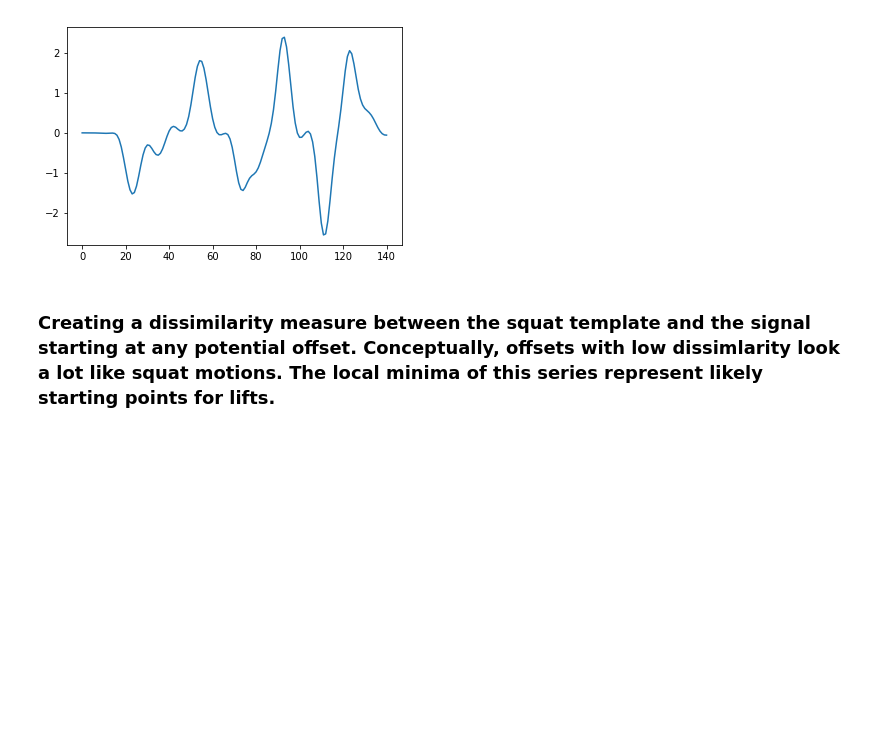
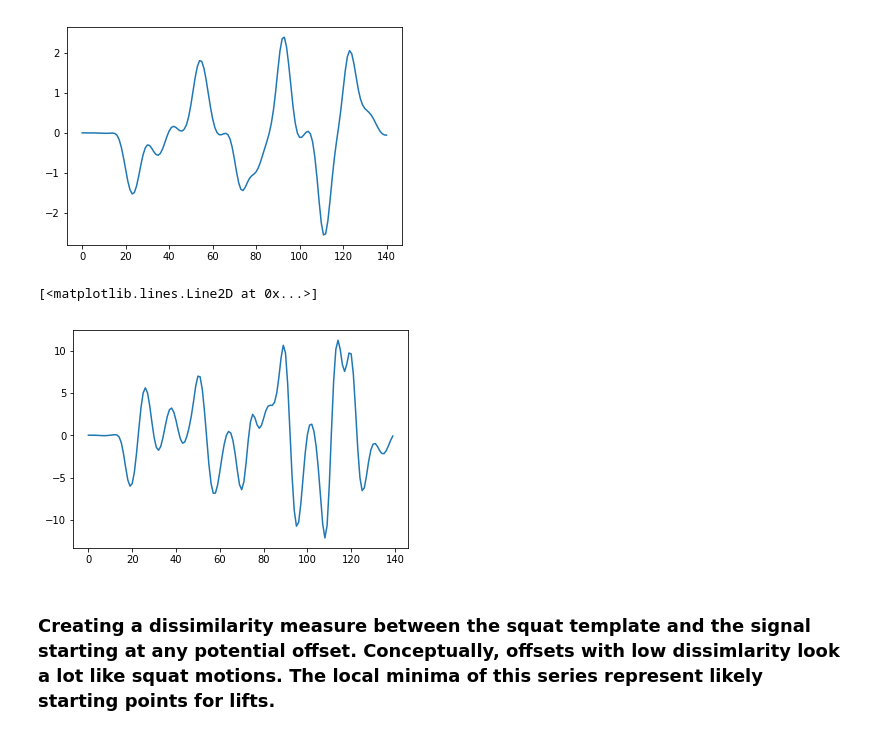
Before and after one commit to theCstokes/BarNone, a Jupyter notebook: analysis/Rough Analysis Work.ipynb, the cells around one changed output. Cells and saved outputs as stored; diff of their text form; code cells hidden in the pictures; blank space fills up the shorter version.

```diff
--- a/analysis/Rough Analysis Work.ipynb
+++ b/analysis/Rough Analysis Work.ipynb
@@ -125,6 +125,11 @@ plt.plot(discrete_derivative(ls_height_filtered))
 # %% [output]
 [<matplotlib.lines.Line2D at 0x...>]
 [figure]
+# %%
+plt.plot(discrete_derivative(discrete_derivative(ls_height_filtered)))
+# %% [output]
+[<matplotlib.lines.Line2D at 0x...>]
+[figure, added]
 # %% [markdown]
 ### Creating a dissimilarity measure between the squat template and the signal starting at any potential offset. Conceptually, offsets with low dissimlarity look a lot like squat motions. The local minima of this series represent likely starting points for lifts.
 # %%
```
Also changed, not shown: parts of 7 cells of this notebook, 10 other files.
